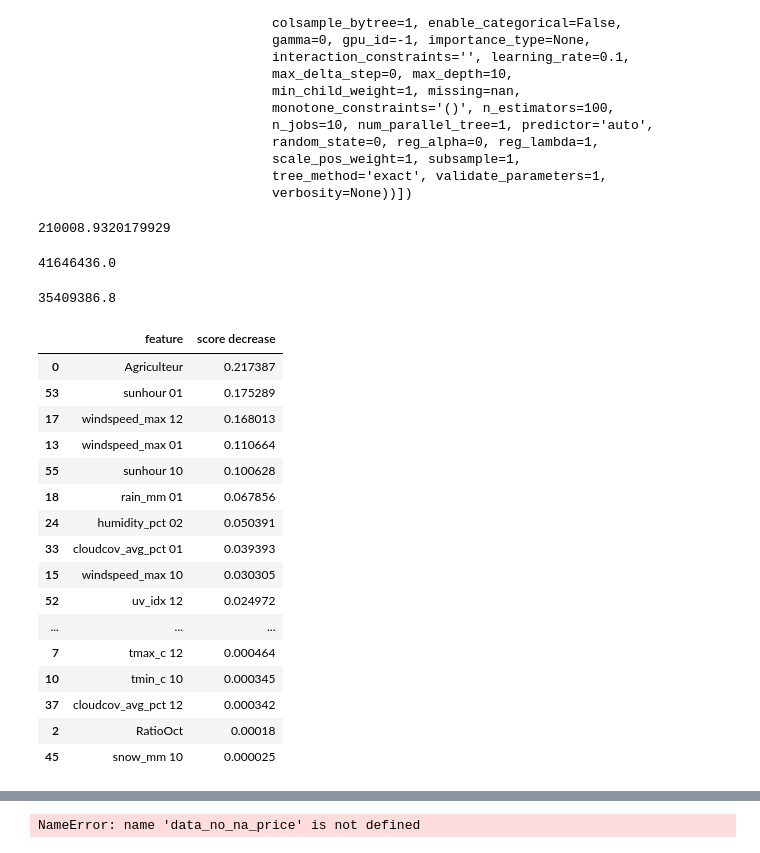
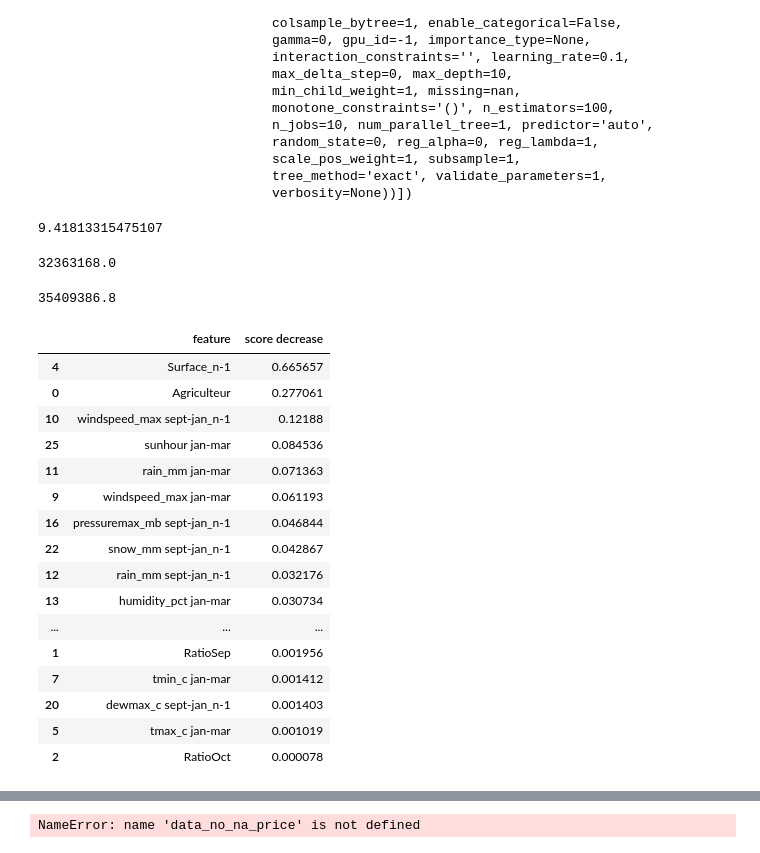
Before and after one commit to PierreCeraH/deepagri, a Jupyter notebook: notebooks/Modeling_Constantin.ipynb, the cells around one changed output, grey strips where cells are left out. Saved outputs shown, nothing was run; the diff lists cells and outputs as text; code cells hidden in the pictures.

```diff
--- a/notebooks/Modeling_Constantin.ipynb
+++ b/notebooks/Modeling_Constantin.ipynb
@@ -4,7 +7,7 @@ display(HTML("<style>.container { width:90% !important; }</style>"))
 # %%
 from deepagri.data_full import get_df_full
 # %%
-df=get_df_full(agg_type='M')
+df=get_df_full(agg_type='S')
 # %%
 df
 # %% [output]
@@ -103,9 +115,11 @@ pipe=Pipeline([
          ('XGBoost',xgb)
 ])
 # %%
-X_test=df.iloc[-93:].drop(columns=['Production'])
+#X_test=df.iloc[-93:].drop(columns=['Production','date jan-mar','date sept-jan_n-1'])
+X_test=df.iloc[-93:][['Surface_n-1','Agriculteur','windspeed_max sept-jan_n-1']]
 y_test=df.iloc[-93:]['Production']
-X_train=df.iloc[:-93].drop(columns=['Production'])
+#X_train=df.iloc[:-93].drop(columns=['Production','date jan-mar','date sept-jan_n-1'])
+X_train=df.iloc[:-93][['Surface_n-1','Agriculteur','windspeed_max sept-jan_n-1']]
 y_train=df.iloc[:-93]['Production']
 # %%
 pipe.fit(X_train,y_train)
@@ -132,44 +147,44 @@ from sklearn.metrics import mean_absolute_error
 # %%
-mean_absolute_error(y_test,y_pred)
+mean_absolute_percentage_error(y_test,y_pred)
 # %% [output]
-210008.9320179929
+9.41813315475107
 # %%
 y_pred.sum()
 # %% [output]
-41646436.0
+32363168.0
 # %%
 y_test.sum()
 # %% [output]
 35409386.8
 # %%
-X=df.drop(columns=['Production'])
+X=df.drop(columns=['Production','date jan-mar','date sept-jan_n-1'])
 y=df['Production']
 import pandas as pd
 from sklearn.inspection import permutation_importance
 pipe.fit(X,y)
 permutation_score = permutation_importance(pipe, X, y, n_repeats=10)
 importance_df = pd.DataFrame(np.vstack((X.columns,permutation_score.importances_mean)).T) # Unstack results from permutation_score
 
 importance_df.columns=['feature','score decrease']
 importance_df.sort_values(by="score decrease", ascending = False) # Order by importance
 # %% [output]
 |  | feature | score decrease |
-| 0 | Agriculteur | 0.217387 |
-| 53 | sunhour 01 | 0.175289 |
-| 17 | windspeed_max 12 | 0.168013 |
-| 13 | windspeed_max 01 | 0.110664 |
-| 55 | sunhour 10 | 0.100628 |
-| 18 | rain_mm 01 | 0.067856 |
-| 24 | humidity_pct 02 | 0.050391 |
-| 33 | cloudcov_avg_pct 01 | 0.039393 |
-| 15 | windspeed_max 10 | 0.030305 |
-| 52 | uv_idx 12 | 0.024972 |
+| 4 | Surface_n-1 | 0.665657 |
+| 0 | Agriculteur | 0.277061 |
+| 10 | windspeed_max sept-jan_n-1 | 0.12188 |
+| 25 | sunhour jan-mar | 0.084536 |
+| 11 | rain_mm jan-mar | 0.071363 |
+| 9 | windspeed_max jan-mar | 0.061193 |
+| 16 | pressuremax_mb sept-jan_n-1 | 0.046844 |
+| 22 | snow_mm sept-jan_n-1 | 0.042867 |
+| 12 | rain_mm sept-jan_n-1 | 0.032176 |
+| 13 | humidity_pct jan-mar | 0.030734 |
 | ... | ... | ... |
-| 7 | tmax_c 12 | 0.000464 |
-| 10 | tmin_c 10 | 0.000345 |
-| 37 | cloudcov_avg_pct 12 | 0.000342 |
-| 2 | RatioOct | 0.00018 |
-| 45 | snow_mm 10 | 0.000025 |
+| 1 | RatioSep | 0.001956 |
+| 7 | tmin_c jan-mar | 0.001412 |
+| 20 | dewmax_c sept-jan_n-1 | 0.001403 |
+| 5 | tmax_c jan-mar | 0.001019 |
+| 2 | RatioOct | 0.000078 |
 # %%
 !pip install statsmodels
 # %% [output]
```
Also changed, not shown: parts of 16 cells of this notebook, 4 other files.
